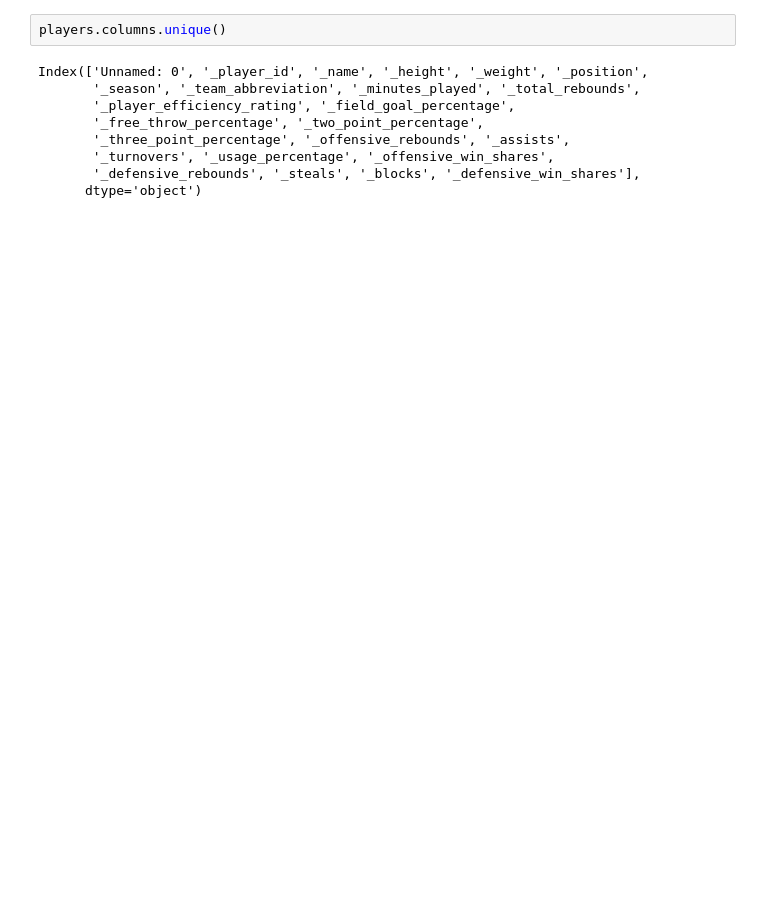
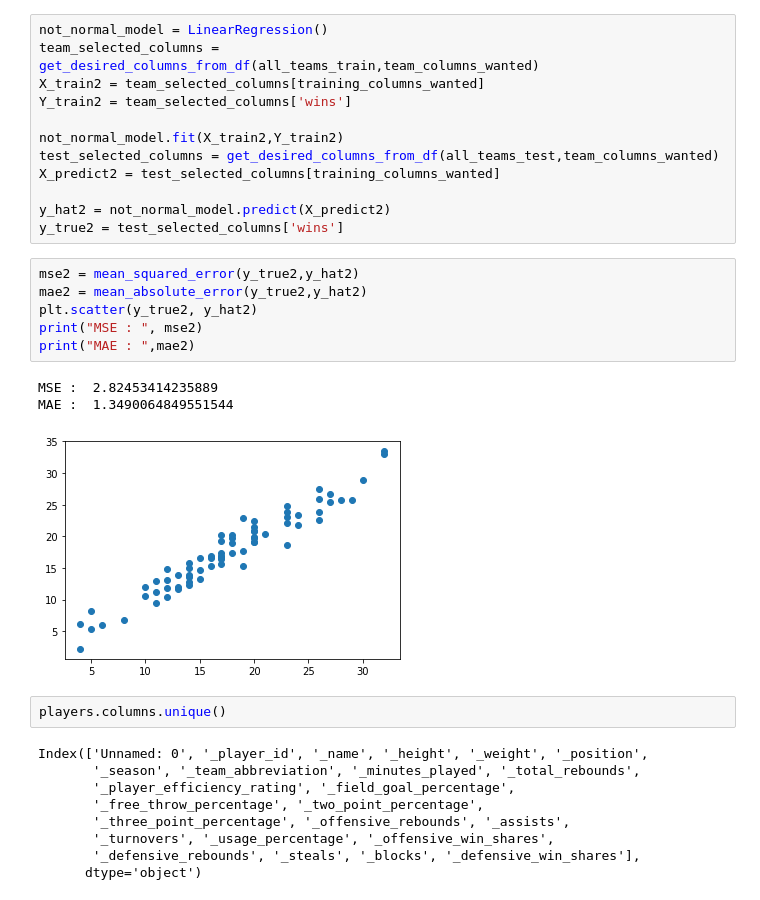
Before and after one commit to JustinRWong/AmazoogleChallengeLab, a Jupyter notebook: Modeling[11-26].ipynb, the cells around one changed output. Drawn from its saved outputs; the diff is of its cells as text; blank space fills up the shorter version.

```diff
--- a/Modeling[11-26].ipynb
+++ b/Modeling[11-26].ipynb
@@ -32,3 +172,25 @@ teams_selected_columns.sort_values("wins")
+# %%
+not_normal_model = LinearRegression()
+team_selected_columns = get_desired_columns_from_df(all_teams_train,team_columns_wanted)
+X_train2 = team_selected_columns[training_columns_wanted]
+Y_train2 = team_selected_columns['wins']
+
+not_normal_model.fit(X_train2,Y_train2)
+test_selected_columns = get_desired_columns_from_df(all_teams_test,team_columns_wanted)
+X_predict2 = test_selected_columns[training_columns_wanted]
+
+y_hat2 = not_normal_model.predict(X_predict2)
+y_true2 = test_selected_columns['wins']
+# %%
+mse2 = mean_squared_error(y_true2,y_hat2)
+mae2 = mean_absolute_error(y_true2,y_hat2)
+plt.scatter(y_true2, y_hat2)
+print("MSE : ", mse2)
+print("MAE : ",mae2)
+# %% [output]
+MSE :  2.82453414235889
+MAE :  1.3490064849551544
+[figure, added]
 # %%
 players.columns.unique()
 # %% [output]
```
Also changed, not shown: parts of 18 cells of this notebook.
